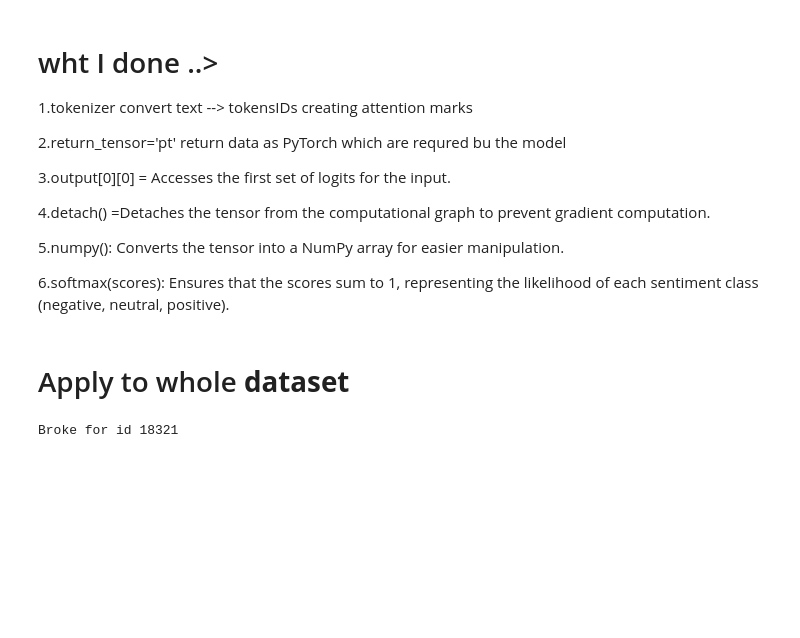
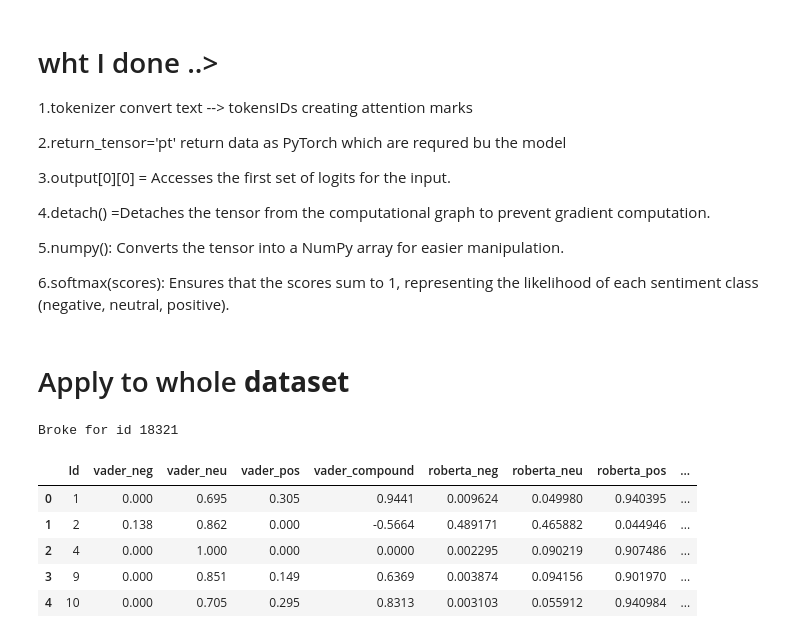
Before and after one commit to karuna3laka/Sentimental-Analyzing-for-Texts, a Jupyter notebook: Sentimental_Analiziz.ipynb, the cells around one changed output. Cells and saved outputs as stored; diff of their text form; code cells hidden in the pictures; blank space fills up the shorter version.

```diff
--- a/Sentimental_Analiziz.ipynb
+++ b/Sentimental_Analiziz.ipynb
@@ -317,3 +317,16 @@ for i, row in tqdm(df.iterrows(), total=len(df)):
         print(f'Broke for id {myid}')
 # %% [output]
 Broke for id 18321
+# %%
+results_df = pd.DataFrame(res).T
+results_df = results_df.reset_index().rename(columns={'index': 'Id'})
+results_df = results_df.merge(df, how='left')
+# %%
+results_df.head()
+# %% [output]
+|  | Id | vader_neg | vader_neu | vader_pos | vader_compound | roberta_neg | roberta_neu | roberta_pos | ... |
+| 0 | 1 | 0.000 | 0.695 | 0.305 | 0.9441 | 0.009624 | 0.049980 | 0.940395 | ... |
+| 1 | 2 | 0.138 | 0.862 | 0.000 | -0.5664 | 0.489171 | 0.465882 | 0.044946 | ... |
+| 2 | 4 | 0.000 | 1.000 | 0.000 | 0.0000 | 0.002295 | 0.090219 | 0.907486 | ... |
+| 3 | 9 | 0.000 | 0.851 | 0.149 | 0.6369 | 0.003874 | 0.094156 | 0.901970 | ... |
+| 4 | 10 | 0.000 | 0.705 | 0.295 | 0.8313 | 0.003103 | 0.055912 | 0.940984 | ... |
```
